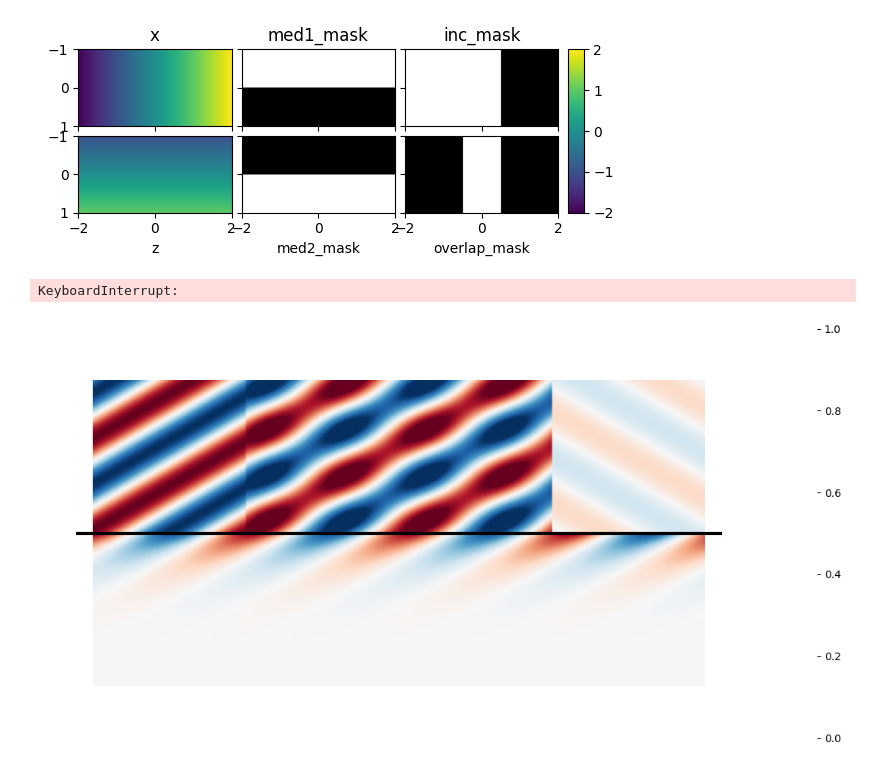
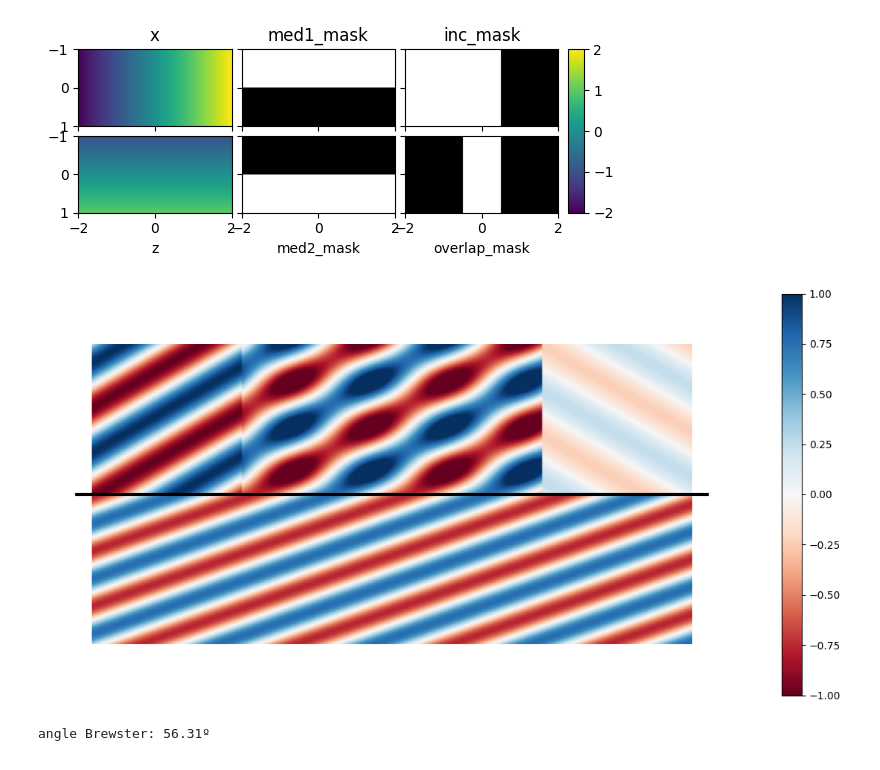
Before and after one commit to opticaUB/Material_Classe, a Jupyter notebook: 23_Prop_FresnelCoeff.ipynb, the cells around one changed output. Cells and saved outputs as stored; diff of their text form; code cells hidden in the pictures.

```diff
--- a/23_Prop_FresnelCoeff.ipynb
+++ b/23_Prop_FresnelCoeff.ipynb
@@ -149,21 +149,29 @@ def main(wavelen0, theta1_d, n1, n2, k2, mode, overlap, maxim):
         plt.axis('equal')
         plt.colorbar()
         plt.show()
+
+        print(f"angle Brewster: {np.degrees(np.arctan(n2/n1)):.2f}º")
+
+        if n2<n1:
+            print(f"angle limit: {np.degrees(np.arcsin(n2/n1)):.2f}º")
 # %%
 wavelen0 = 0.520  # microns wavelength
 
-n1 = 1        # first media refracting index
+n1 = 1       # first media refracting index
 mode = "s"  # choose "s" or "p"
 
-n2 = 1      # second media refracting index
-k2 = 0.5         # second media extintion index
+n2 = 1.5      # second media refracting index
+k2 = 0         # second media extintion index
 
 theta1_d = 30  #  np.degrees(np.arcsin(n2/n1))+20    # np.degrees(np.arctan(n2/n1))-10  #  degrees
 
 maxim = 1  # None
 overlap = 1
 
-main(wavelen0, theta1_d, n1, n2, k2, mode, overlap, maxim)
+try:
+    main(wavelen0, theta1_d, n1, n2, k2, mode, overlap, maxim)
+except:
+    pass
 # %% [output]
+[figure, new version]
-KeyboardInterrupt:
+angle Brewster: 56.31º
-[figure, old version]
```
Also changed, not shown: parts of 2 cells of this notebook.
